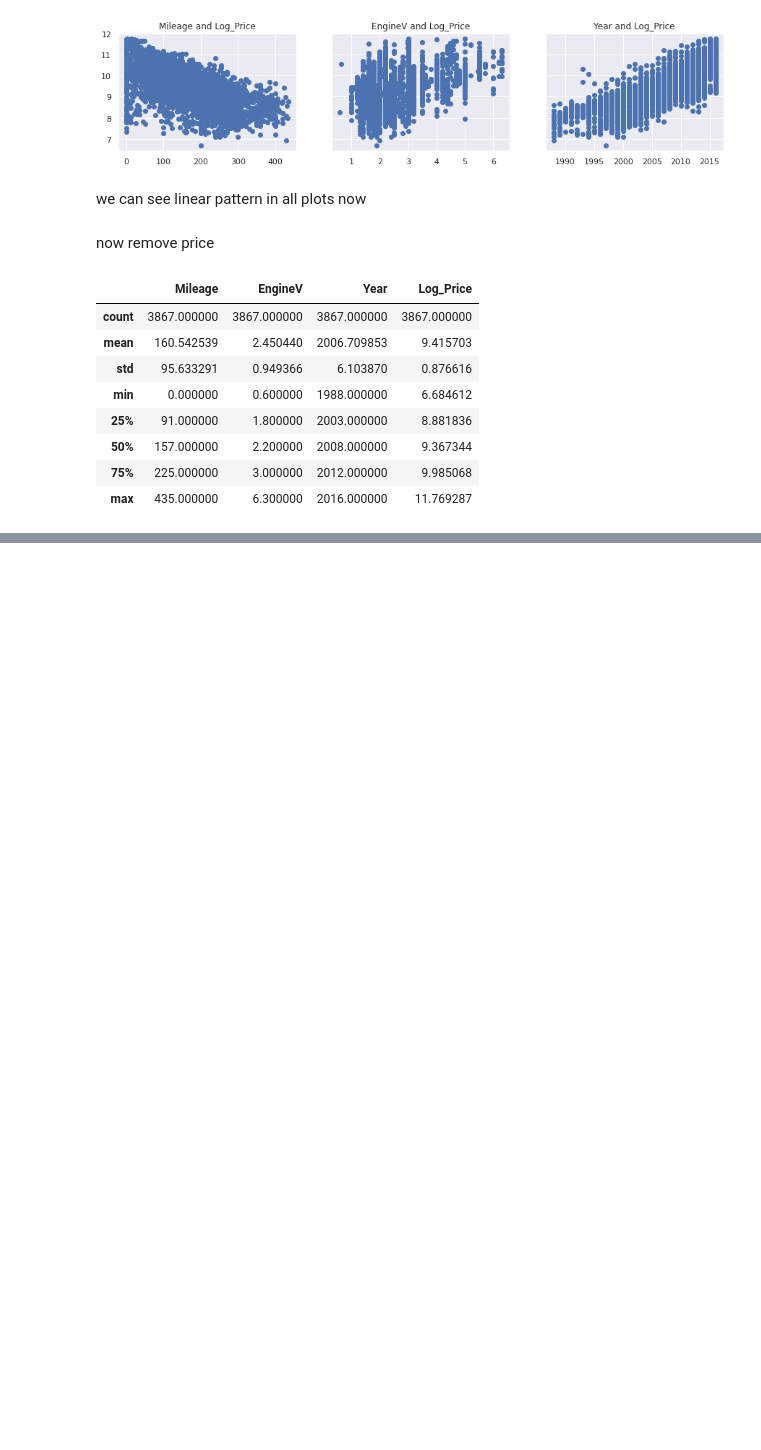
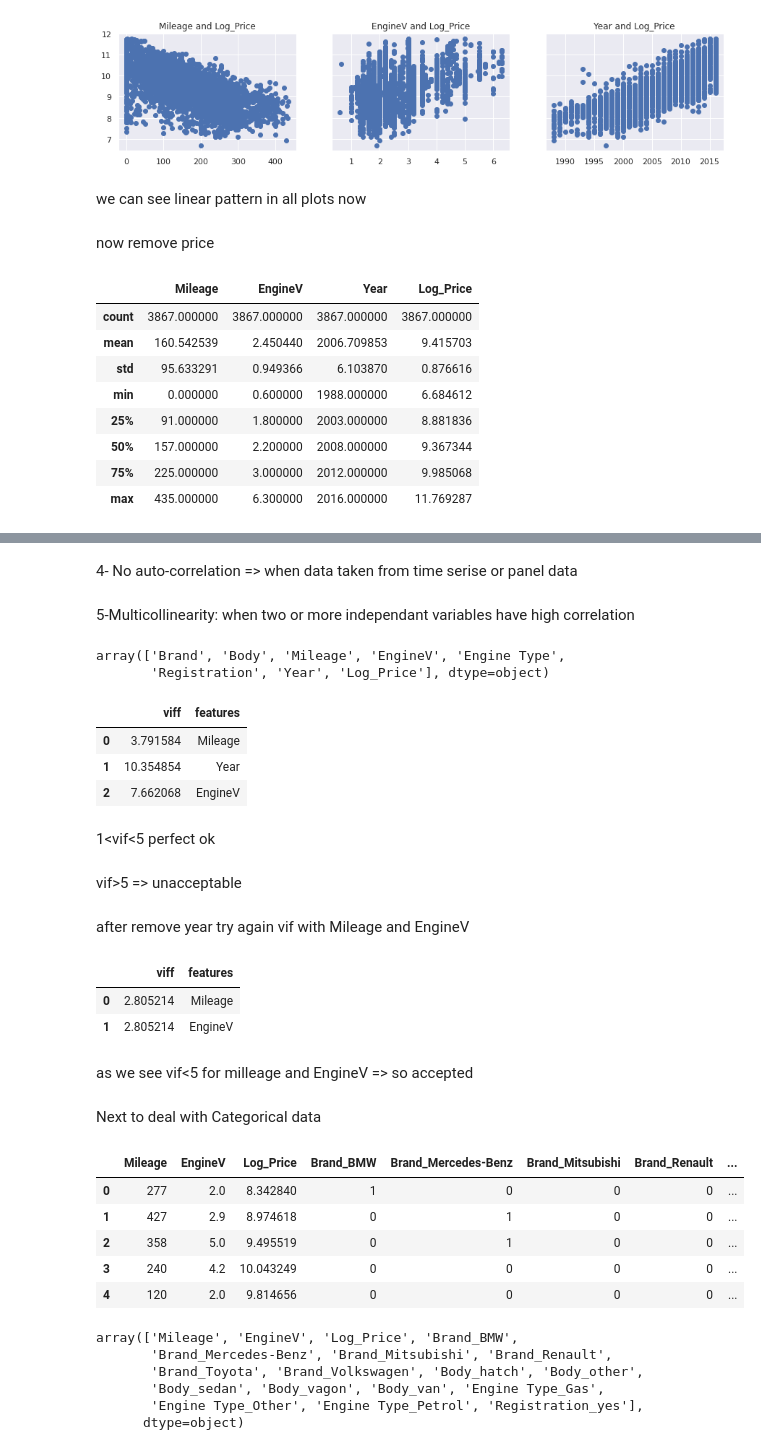
Before and after one commit to EngMdarwish/Data-Science--training, a Jupyter notebook: Cars.ipynb, the cells around one changed output, grey strips where cells are left out. Saved outputs shown, nothing was run; the diff lists cells and outputs as text; code cells hidden in the pictures; blank space fills up the shorter version.

```diff
--- a/Cars.ipynb
+++ b/Cars.ipynb
@@ -362,0 +369,10 @@ data_cleaned.describe()
+# %% [markdown]
+4- No auto-correlation => when data taken from time serise or panel data
+# %% [markdown]
+5-Multicollinearity:
+when two or more independant variables have high correlation
+# %%
+data_cleaned.columns.values
+# %% [output]
+array(['Brand', 'Body', 'Mileage', 'EngineV', 'Engine Type',
+       'Registration', 'Year', 'Log_Price'], dtype=object)
@@ -362,0 +386,49 @@ data_cleaned.describe()
+# %%
+viff
+# %% [output]
+|  | viff | features |
+| 0 | 3.791584 | Mileage |
+| 1 | 10.354854 | Year |
+| 2 | 7.662068 | EngineV |
+# %% [markdown]
+1<vif<5 perfect ok
+# %% [markdown]
+vif>5 => unacceptable
+# %%
+data_no_multicollinearity=data_cleaned.drop(['Year'],axis=1)
+# %% [markdown]
+after remove year try again vif with Mileage and EngineV
+# %%
+variables_no_year=data_no_multicollinearity[['Mileage','EngineV']]
+viff_no_year=pd.DataFrame()
+viff_no_year['viff']=[variance_inflation_factor(variables_no_year.values,i) for i in range(variables_no_year.shape[1])]
+viff_no_year['features']=variables_no_year.columns
+viff_no_year
+# %% [output]
+|  | viff | features |
+| 0 | 2.805214 | Mileage |
+| 1 | 2.805214 | EngineV |
+# %% [markdown]
+as we see vif<5 for milleage and EngineV => so accepted
+# %% [markdown]
+Next to deal with Categorical data
+# %%
+data_with_dummies=pd.get_dummies(data_no_multicollinearity,drop_first=True)
+# %%
+data_with_dummies.head()
+# %% [output]
+|  | Mileage | EngineV | Log_Price | Brand_BMW | Brand_Mercedes-Benz | Brand_Mitsubishi | Brand_Renault | ... |
+| 0 | 277 | 2.0 | 8.342840 | 1 | 0 | 0 | 0 | ... |
+| 1 | 427 | 2.9 | 8.974618 | 0 | 1 | 0 | 0 | ... |
+| 2 | 358 | 5.0 | 9.495519 | 0 | 1 | 0 | 0 | ... |
+| 3 | 240 | 4.2 | 10.043249 | 0 | 0 | 0 | 0 | ... |
+| 4 | 120 | 2.0 | 9.814656 | 0 | 0 | 0 | 0 | ... |
+# %%
+data_with_dummies.columns.values
+# %% [output]
+array(['Mileage', 'EngineV', 'Log_Price', 'Brand_BMW',
+       'Brand_Mercedes-Benz', 'Brand_Mitsubishi', 'Brand_Renault',
+       'Brand_Toyota', 'Brand_Volkswagen', 'Body_hatch', 'Body_other',
+       'Body_sedan', 'Body_vagon', 'Body_van', 'Engine Type_Gas',
+       'Engine Type_Other', 'Engine Type_Petrol', 'Registration_yes'],
+      dtype=object)
```
Also changed, not shown: parts of 17 cells of this notebook.
